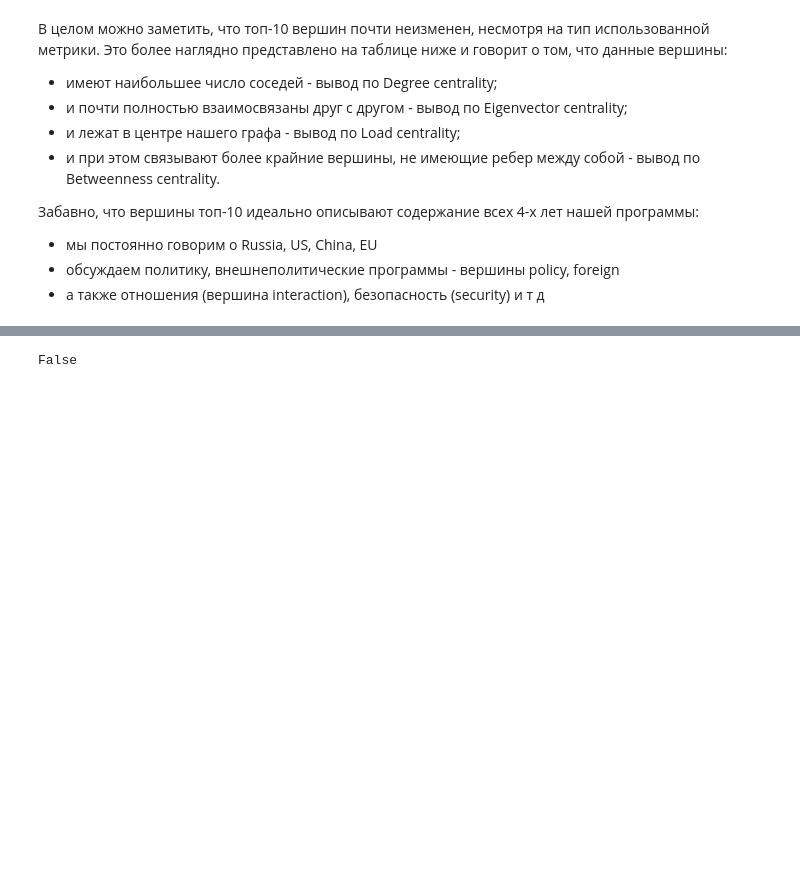
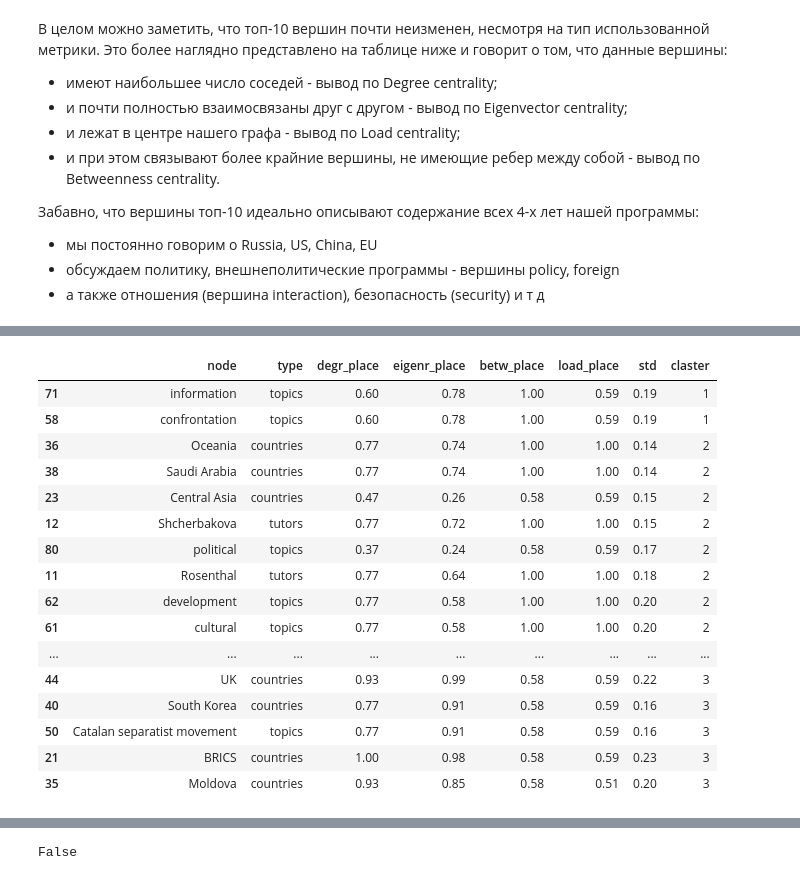
Before and after one commit to sblenlkj/Decision_Theory_HW2, a Jupyter notebook: Kanevskii_HW2.ipynb, the cells around one changed output, grey strips where cells are left out. Cells and saved outputs as stored; diff of their text form; code cells hidden in the pictures; blank space fills up the shorter version.

```diff
--- a/Kanevskii_HW2.ipynb
+++ b/Kanevskii_HW2.ipynb
@@ -304,0 +366,22 @@ TODO (＊◕ᴗ◕＊)
+# %%
+clasters = KMeans(n_clusters=3, random_state=0, n_init="auto").fit_predict(data_for_clasters)
+top_20_std_nodes_df['claster'] = clasters + 1
+top_20_std_nodes_df.sort_values(by="claster")
+# %% [output]
+|  | node | type | degr_place | eigenr_place | betw_place | load_place | std | claster |
+| 71 | information | topics | 0.60 | 0.78 | 1.00 | 0.59 | 0.19 | 1 |
+| 58 | confrontation | topics | 0.60 | 0.78 | 1.00 | 0.59 | 0.19 | 1 |
+| 36 | Oceania | countries | 0.77 | 0.74 | 1.00 | 1.00 | 0.14 | 2 |
+| 38 | Saudi Arabia | countries | 0.77 | 0.74 | 1.00 | 1.00 | 0.14 | 2 |
+| 23 | Central Asia | countries | 0.47 | 0.26 | 0.58 | 0.59 | 0.15 | 2 |
+| 12 | Shcherbakova | tutors | 0.77 | 0.72 | 1.00 | 1.00 | 0.15 | 2 |
+| 80 | political | topics | 0.37 | 0.24 | 0.58 | 0.59 | 0.17 | 2 |
+| 11 | Rosenthal | tutors | 0.77 | 0.64 | 1.00 | 1.00 | 0.18 | 2 |
+| 62 | development | topics | 0.77 | 0.58 | 1.00 | 1.00 | 0.20 | 2 |
+| 61 | cultural | topics | 0.77 | 0.58 | 1.00 | 1.00 | 0.20 | 2 |
+| ... | ... | ... | ... | ... | ... | ... | ... | ... |
+| 44 | UK | countries | 0.93 | 0.99 | 0.58 | 0.59 | 0.22 | 3 |
+| 40 | South Korea | countries | 0.77 | 0.91 | 0.58 | 0.59 | 0.16 | 3 |
+| 50 | Catalan separatist movement | topics | 0.77 | 0.91 | 0.58 | 0.59 | 0.16 | 3 |
+| 21 | BRICS | countries | 1.00 | 0.98 | 0.58 | 0.59 | 0.23 | 3 |
+| 35 | Moldova | countries | 0.93 | 0.85 | 0.58 | 0.51 | 0.20 | 3 |
```
Also changed, not shown: parts of 39 cells of this notebook, 6 other files.
